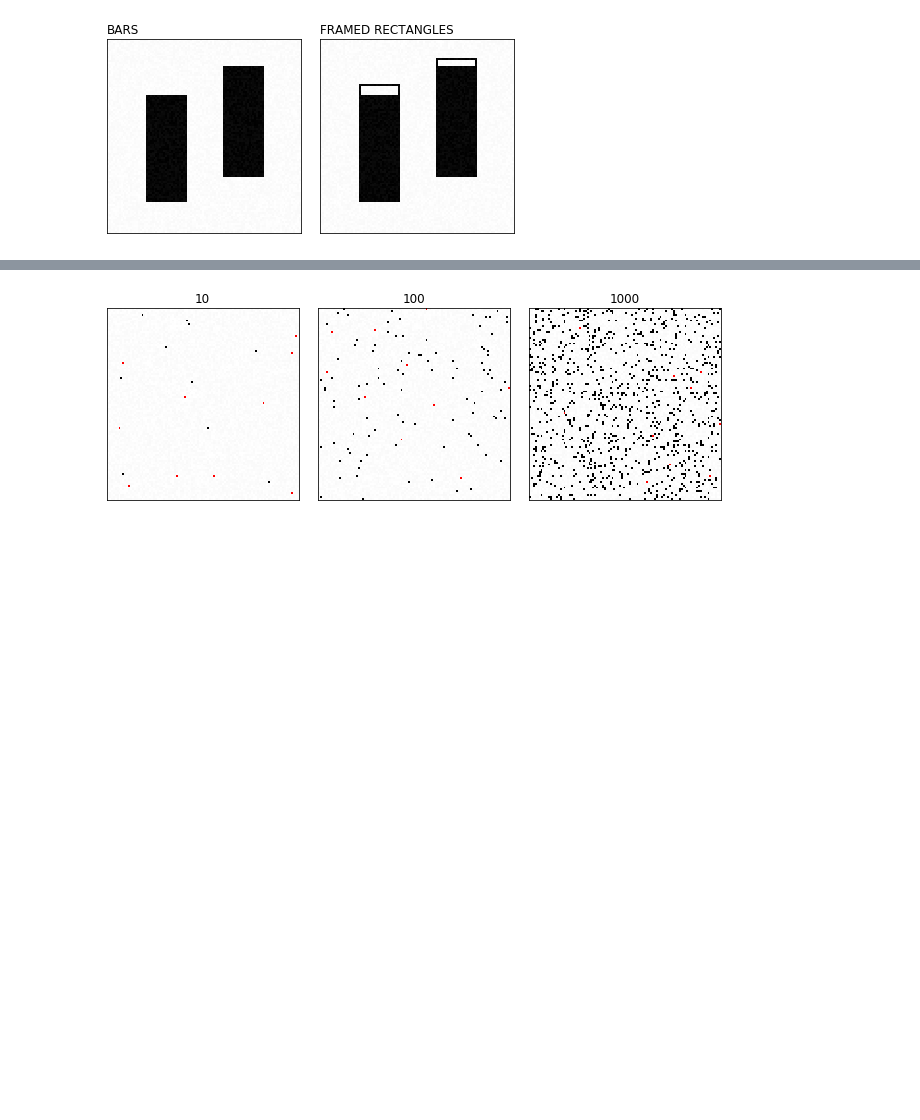
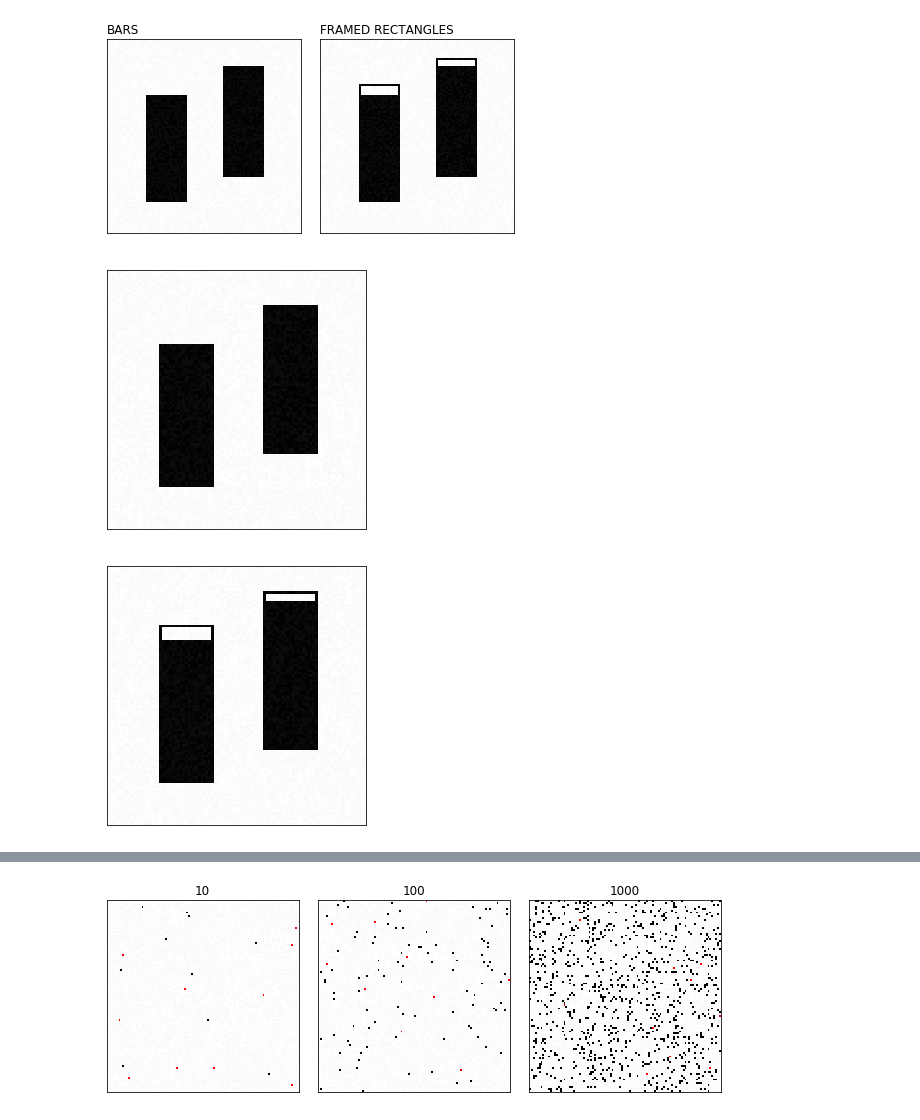
Before and after one commit to Rhoana/perception, a Jupyter notebook: IPY/Paper_Figures.ipynb, the cells around one changed output, grey strips where cells are left out. Drawn from its saved outputs; the diff is of its cells as text; code cells hidden in the pictures; blank space fills up the shorter version.

```diff
--- a/IPY/Paper_Figures.ipynb
+++ b/IPY/Paper_Figures.ipynb
@@ -375,6 +375,61 @@ for j in range(2):
 plt.savefig('../PAPER/gfx/figure12_overview.pdf', bbox_inches='tight', pad_inches=0)
 # %% [output]
 [figure]
+# %%
+#
+# bars and framed rectangles
+#
+images = [None, None]
+
+data, label, parameters = C.Figure12.generate_datapoint()
+data = [20, 23, 55, 60, 10, 57 ]
+
+image = C.Figure12.data_to_bars(data)
+# we need float
+image = image.astype(np.float32)
+image += np.random.uniform(0, 0.05,(100,100))
+images[0] = image
+
+image = C.Figure12.data_to_framed_rectangles(data)
+# we need float
+image = image.astype(np.float32)
+image += np.random.uniform(0, 0.05,(100,100))
+images[1] = image
+
+fig3_titles = ['Bars', 'Framed Rectangles']
+
+# fig = plt.figure(figsize=(7.3,7.3), facecolor='white')
+# gs = gridspec.GridSpec(1, 2, width_ratios=[1,1], hspace=.1, wspace=.1)
+
+for j in range(2):
+
+#     fig = plt.subplot(gs[j])
+    fig = plt.figure(facecolor='white')
+
+    image = images[j]
+
+    ax = plt.gca()
+    from matplotlib.ticker import NullFormatter
+    ax.xaxis.set_major_formatter(NullFormatter())
+    ax.xaxis.set_ticks_position('none')
+    ax.yaxis.set_major_formatter(NullFormatter())
+    ax.yaxis.set_ticks_position('none')
+    plt.tight_layout()
+
+    ax.set_xticklabels('')
+    ax.set_yticklabels('')
+    ax.set_xticks(np.arange(-.5, 100, 10), minor=False);
+    ax.set_yticks(np.arange(-.5, 100, 10), minor=False);
+#     ax.grid(which='major', color='gray', linestyle=':', linewidth='0.5')
+    ax.set_axisbelow(True)
+
+#     plt.title(fig3_titles[j].upper(), loc='left')
+
+    plt.imshow(image, cmap='Greys', interpolation='none')
+    plt.savefig('../PAPER/gfx/figure12_'+str(j)+'.pdf', bbox_inches='tight', pad_inches=0)
+# %% [output]
+[figure, added]
+[figure, added]
 # %%
 #
 # position length
```
Also changed, not shown: parts of 2 cells of this notebook, 3 other files.
